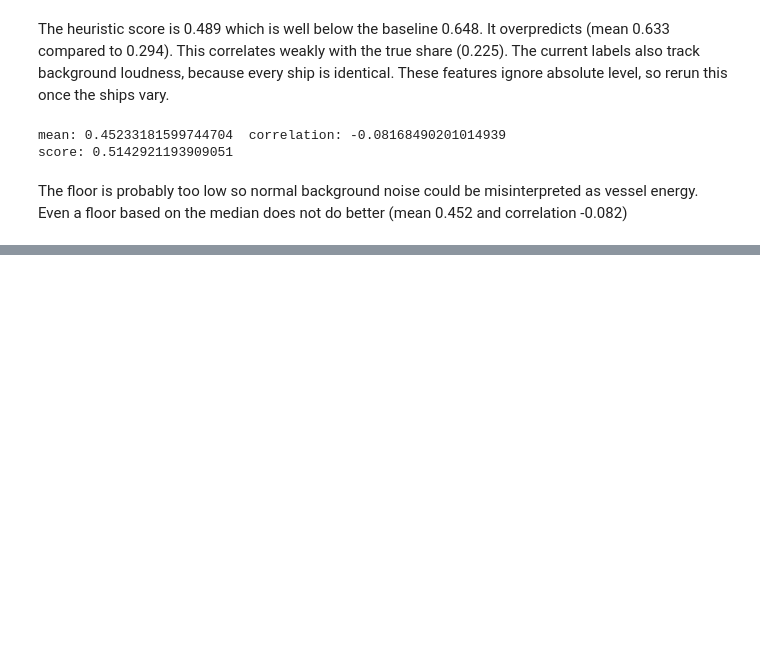
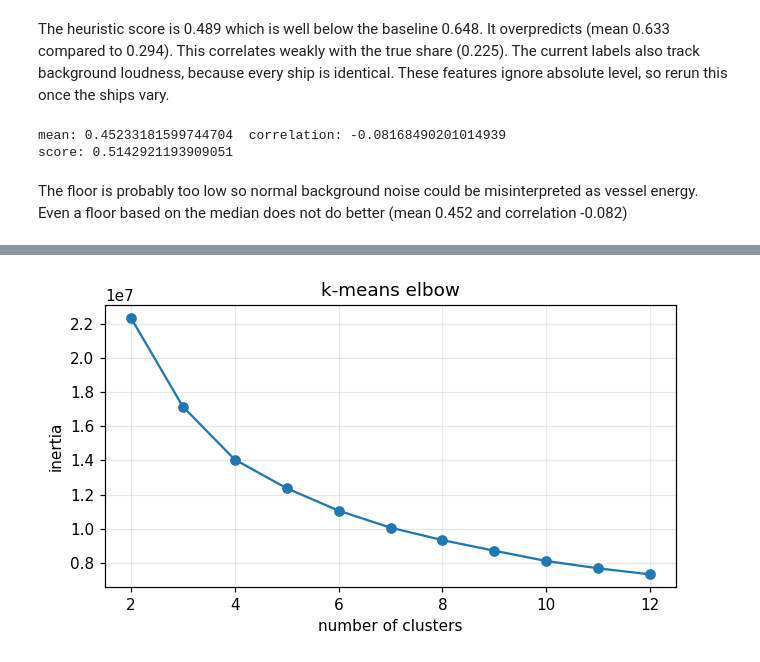
Before and after one commit to maddwillson/DSCI550_UVNC, a Jupyter notebook: notebooks/features.ipynb, the cells around one changed output, grey strips where cells are left out. Saved outputs shown, nothing was run; the diff lists cells and outputs as text; code cells hidden in the pictures; blank space fills up the shorter version.

```diff
--- a/notebooks/features.ipynb
+++ b/notebooks/features.ipynb
@@ -218,0 +247,11 @@ The floor is probably too low so normal background noise could be misinterpreted
+# %%
+ks = range(2, 13)
+inertias = [KMeans(n_clusters=k, n_init=10, random_state=550).fit(scores).inertia_ for k in ks]
+
+fig, ax = plt.subplots(figsize=(6, 3.5))
+ax.plot(ks, inertias, marker="o")
+ax.set_xlabel("number of clusters"); ax.set_ylabel("inertia")
+ax.set_title("k-means elbow")
+plt.tight_layout(); plt.show()
+# %% [output]
+[figure, added]
```
Also changed, not shown: parts of 20 cells of this notebook, 3 other files.
